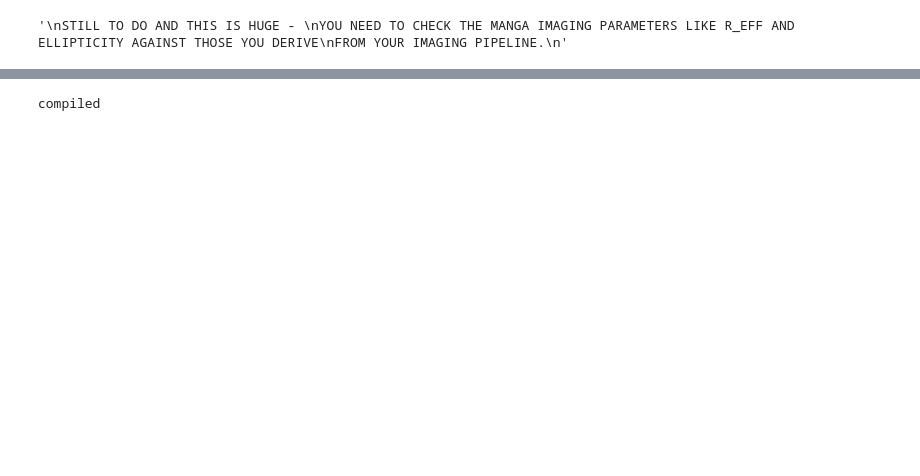
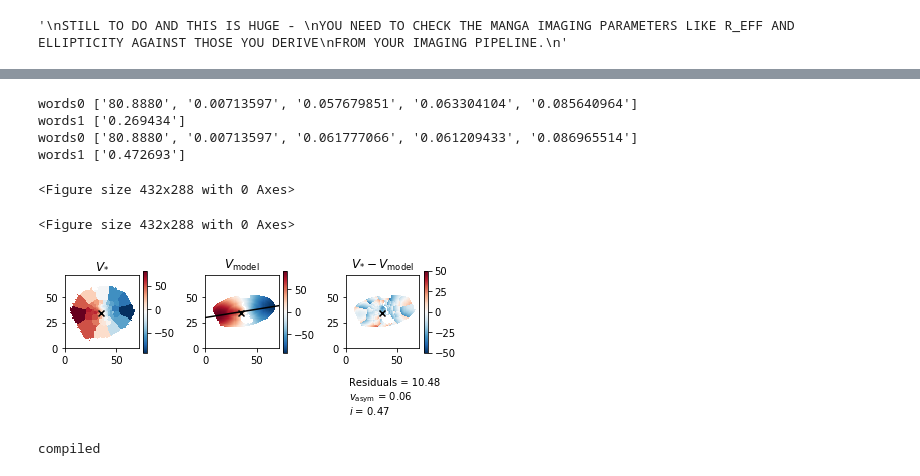
Before and after one commit to beckynevin/MaNGA_Kinemetry_Tool, a Jupyter notebook: Extract_Kinemetry_txt.ipynb, the cells around one changed output, grey strips where cells are left out. Cells and saved outputs as stored; diff of their text form; code cells hidden in the pictures; blank space fills up the shorter version.

Commit message:
Now reads files from kinemetry run locally and has an option to run the kinemetry analysis with or without free parameters.

```diff
--- a/Extract_Kinemetry_txt.ipynb
+++ b/Extract_Kinemetry_txt.ipynb
@@ -193,0 +215,12 @@ this is the cX and cY 35.5 36.5
+# %%
+out_kin=read_kin_maps('free_',plateids[0], PA_MaNGA, size,  svel_map, rad[0])
+
+out_kin=read_kin_maps('',plateids[0], PA_MaNGA, size,  svel_map, rad[0])
+# %% [output]
+words0 ['80.8880', '0.00713597', '0.057679851', '0.063304104', '0.085640964']
+words1 ['0.269434']
+words0 ['80.8880', '0.00713597', '0.061777066', '0.061209433', '0.086965514']
+words1 ['0.472693']
+<Figure size 432x288 with 0 Axes>
+<Figure size 432x288 with 0 Axes>
+[figure, added]
```
Also changed, not shown: parts of 3 cells of this notebook.
